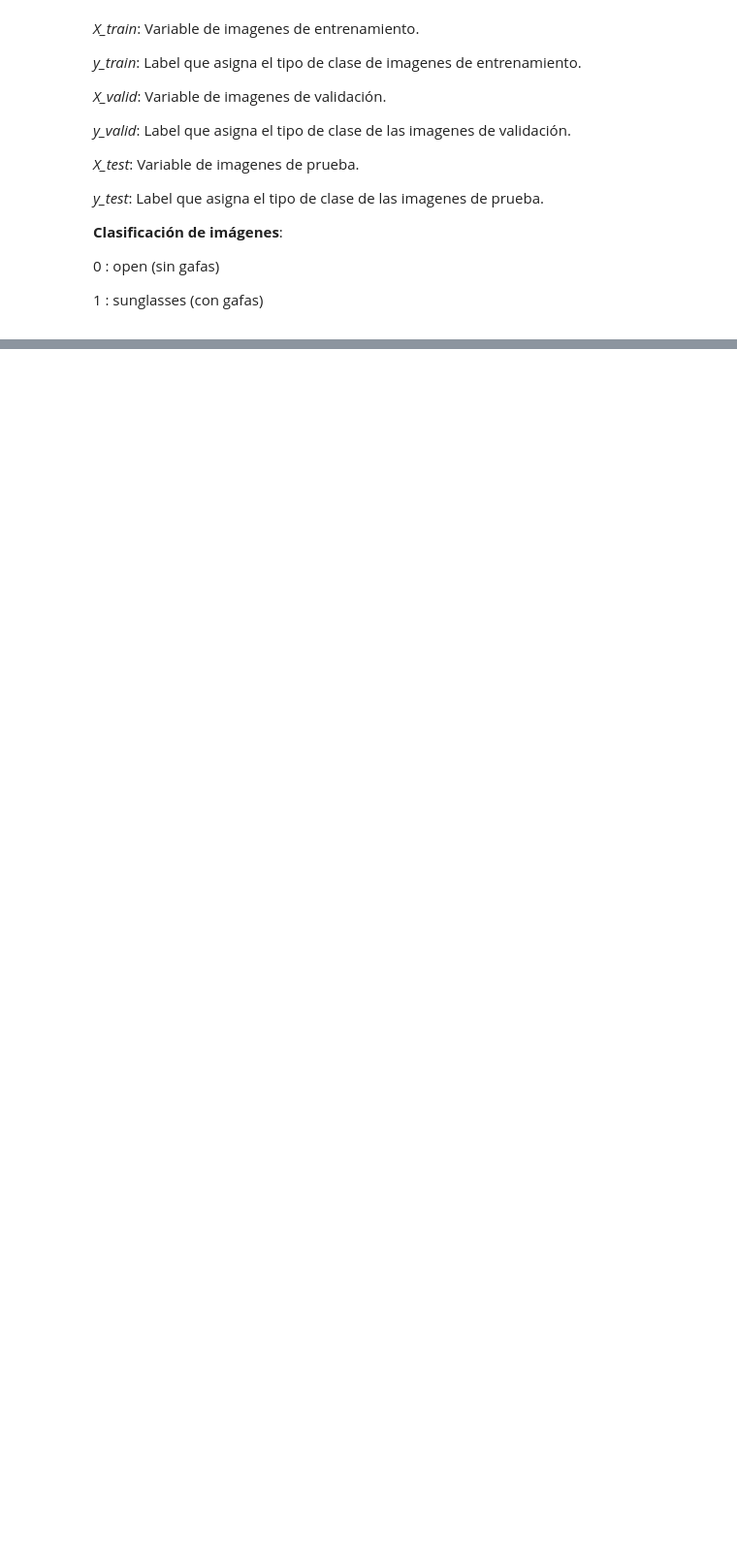
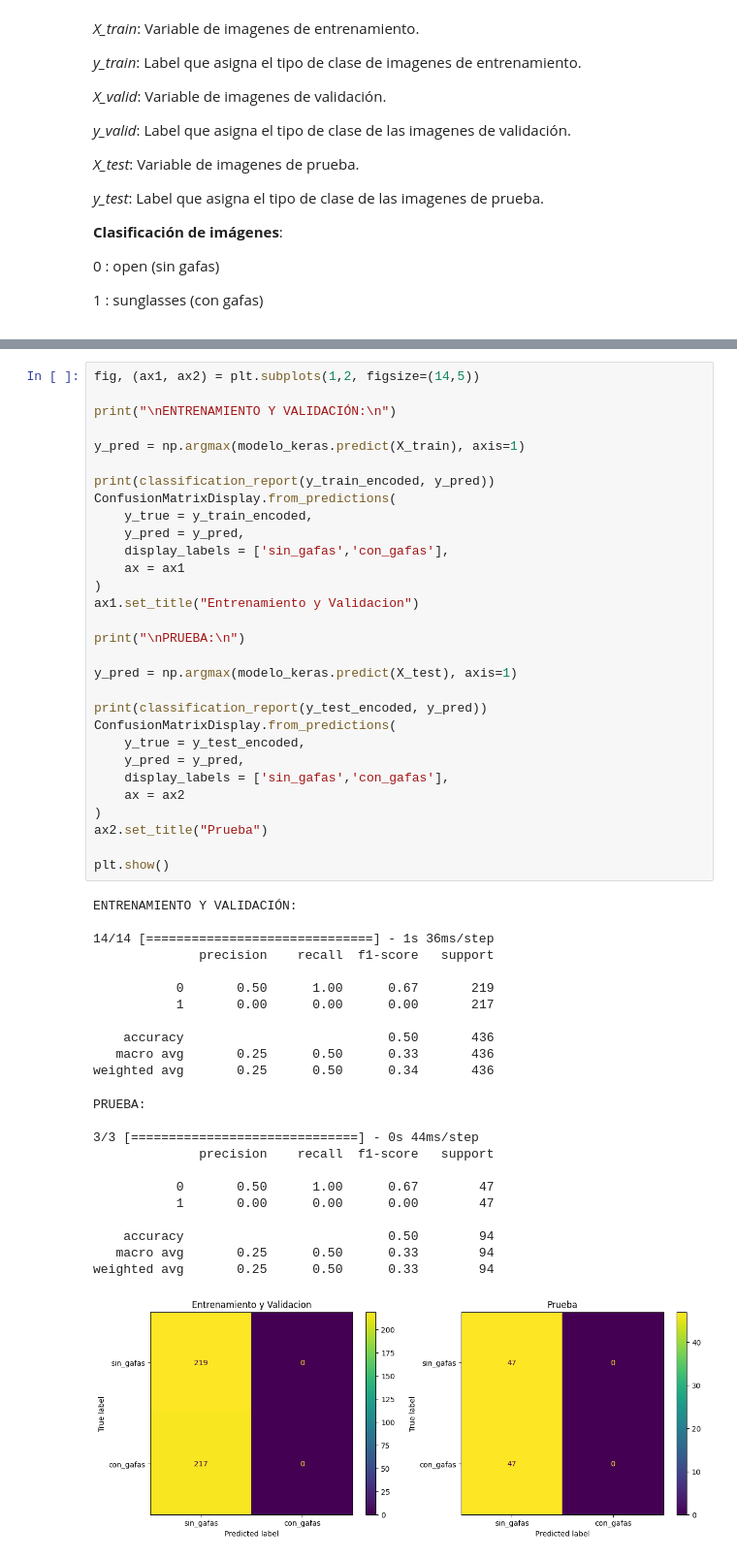
Before and after one commit to DataMastersUN/FA_T3, a Jupyter notebook: Trabajo_3.ipynb, the cells around one changed output, grey strips where cells are left out. Shown: that part at 97% size. Cells and saved outputs as stored; diff of their text form; blank space fills up the shorter version.

```diff
--- a/Trabajo_3.ipynb
+++ b/Trabajo_3.ipynb
@@ -368,0 +327,54 @@ plt.show()
+# %%
+fig, (ax1, ax2) = plt.subplots(1,2, figsize=(14,5))
+
+print("\nENTRENAMIENTO Y VALIDACIÓN:\n")
+
+y_pred = np.argmax(modelo_keras.predict(X_train), axis=1)
+
+print(classification_report(y_train_encoded, y_pred))
+ConfusionMatrixDisplay.from_predictions(
+    y_true = y_train_encoded,
+    y_pred = y_pred,
+    display_labels = ['sin_gafas','con_gafas'],
+    ax = ax1
+)
+ax1.set_title("Entrenamiento y Validacion")
+
+print("\nPRUEBA:\n")
+
+y_pred = np.argmax(modelo_keras.predict(X_test), axis=1)
+
+print(classification_report(y_test_encoded, y_pred))
+ConfusionMatrixDisplay.from_predictions(
+    y_true = y_test_encoded,
+    y_pred = y_pred,
+    display_labels = ['sin_gafas','con_gafas'],
+    ax = ax2
+)
+ax2.set_title("Prueba")
+
+plt.show()
+# %% [output]
+ENTRENAMIENTO Y VALIDACIÓN:
+
+14/14 [==============================] - 1s 36ms/step
+              precision    recall  f1-score   support
+
+           0       0.50      1.00      0.67       219
+           1       0.00      0.00      0.00       217
+
+    accuracy                           0.50       436
+   macro avg       0.25      0.50      0.33       436
+weighted avg       0.25      0.50      0.34       436
+PRUEBA:
+
+3/3 [==============================] - 0s 44ms/step
+              precision    recall  f1-score   support
+
+           0       0.50      1.00      0.67        47
+           1       0.00      0.00      0.00        47
+
+    accuracy                           0.50        94
+   macro avg       0.25      0.50      0.33        94
+weighted avg       0.25      0.50      0.33        94
+[figure, added]
```
Also changed, not shown: parts of 46 cells of this notebook.
